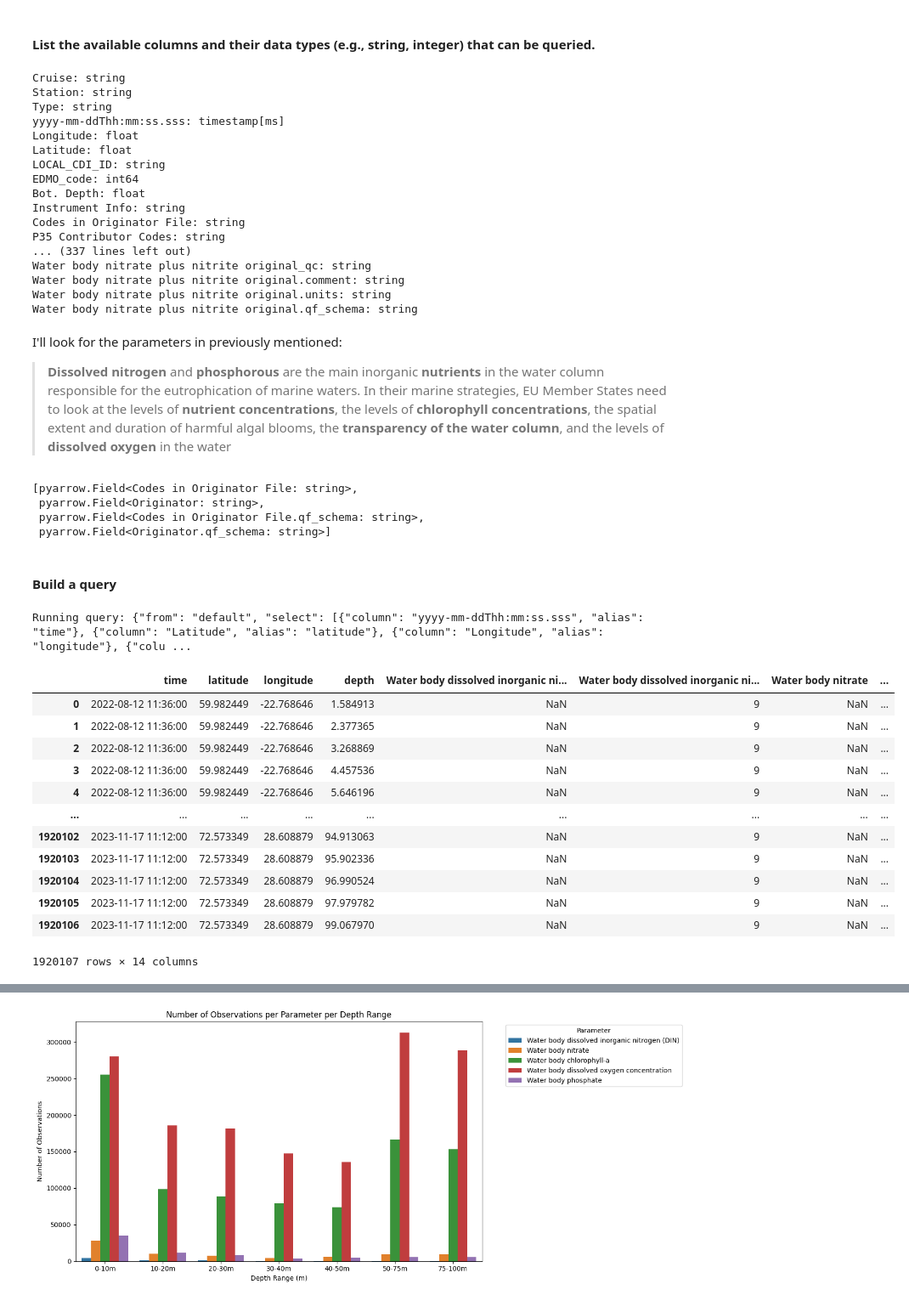
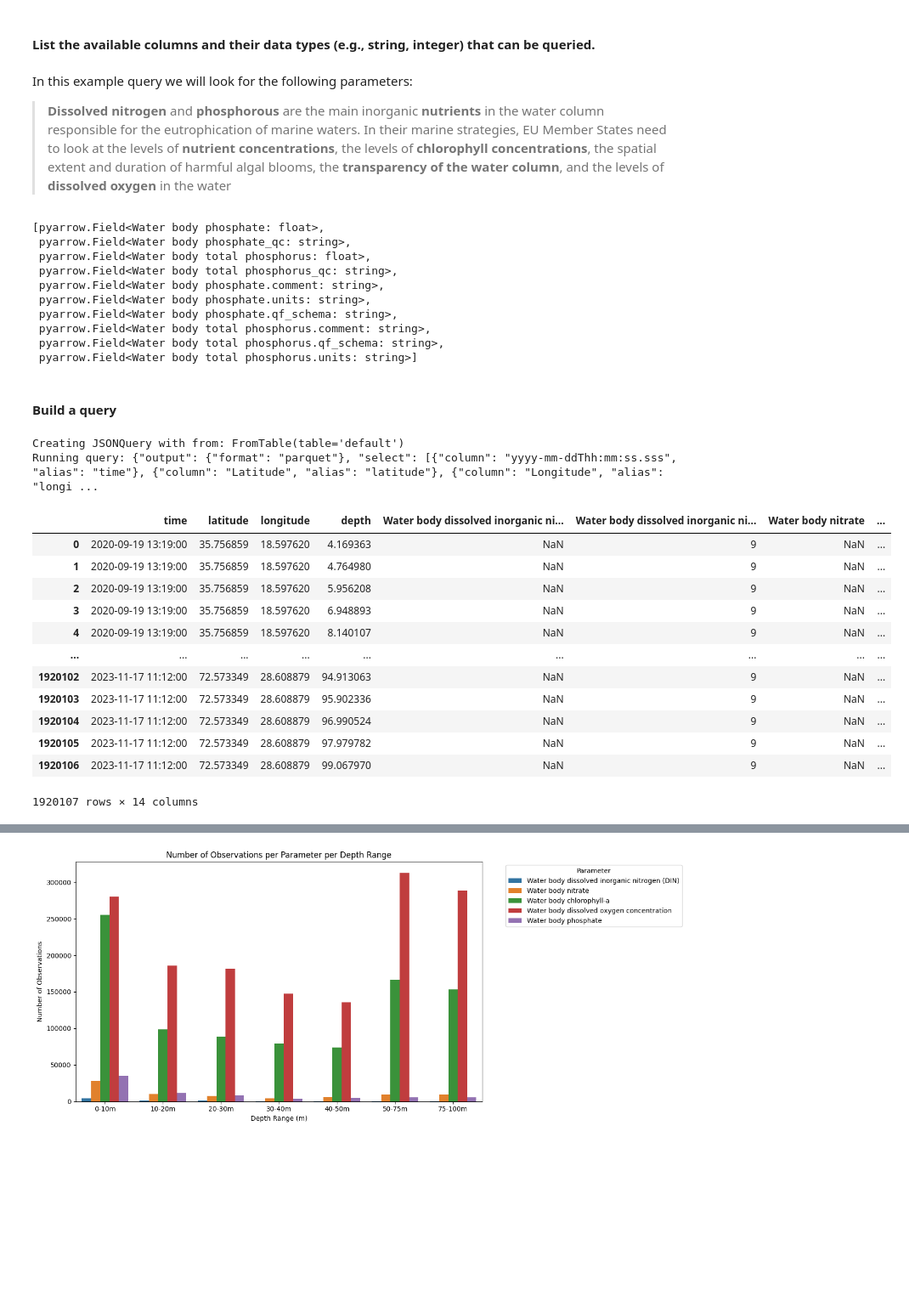
Before and after one commit to maris-development/beacon-blue-cloud, a Jupyter notebook: notebook-examples/hackathon/emodnet-chemistry.ipynb, the cells around one changed output, grey strips where cells are left out. Shown at 85% size. Cells and saved outputs as stored; diff of their text form; code cells hidden in the pictures; blank space fills up the shorter version.

Commit message:
final version of EMODNET CHEMY MONO

```diff
--- a/notebook-examples/hackathon/emodnet-chemistry.ipynb
+++ b/notebook-examples/hackathon/emodnet-chemistry.ipynb
@@ -33,5 +60,5 @@ If you are running the notebook outside the D4Science VRE you will need to get t
 # %%
 TOKEN = os.getenv('D4SCIENCE_TOKEN') # This will fetch the token from the VRE environment.
-# If you want to run this notebook locally, you can set the TOKEN variable directly here:
-#TOKEN = "<your_token>" # Get your token from https://blue-cloud.d4science.org/group/blue-cloudlab/authorization. Simply press "Get Token" and copy the token here.
-BEACON_INSTANCE_URL = "https://beacon-emod-chem.maris.nl" # Can optionally be replaced with the Beacon running on D4Science: https://beacon-emodnet-chemistry.d4science.org
+emodnet_client = Client('https://beacon-emodnet-chemistry.d4science.org',jwt_token=TOKEN)
+# cmems_client = Client('https://beacon-bgc.d4science.org',jwt_token=TOKEN)
+# wod_client = Client('https://beacon-wod.d4science.org', jwt_token=TOKEN)
@@ -44,45 +65,31 @@ Connected to: https://beacon-emod-chem.maris.nl/ server successfully
 # %% [markdown]
 #### List the available columns and their data types (e.g., string, integer) that can be queried.
-# %%
-client.available_columns_with_data_type()
-# %% [output]
-Cruise: string
-Station: string
-Type: string
-yyyy-mm-ddThh:mm:ss.sss: timestamp[ms]
-Longitude: float
-Latitude: float
-LOCAL_CDI_ID: string
-EDMO_code: int64
-Bot. Depth: float
-Instrument Info: string
-Codes in Originator File: string
-P35 Contributor Codes: string
-... (337 lines left out)
-Water body nitrate plus nitrite original_qc: string
-Water body nitrate plus nitrite original.comment: string
-Water body nitrate plus nitrite original.units: string
-Water body nitrate plus nitrite original.qf_schema: string
 # %% [markdown]
-I'll look for the parameters in previously mentioned:
+In this example query we will look for the following parameters:
 
 > **Dissolved nitrogen** and **phosphorous** are the main inorganic **nutrients** in the water column responsible for the eutrophication of marine waters. In their marine strategies, EU Member States need to look at the levels of **nutrient concentrations**, the levels of **chlorophyll concentrations**, the spatial extent and duration of harmful algal blooms, the **transparency of the water column**, and the levels of **dissolved oxygen** in the water
 # %%
 # search for a specific column
-columns = client.available_columns_with_data_type()
-search_term = "originator"
+columns = emodnet_client.available_columns_with_data_type()
+search_term = "phos"
 [field for field in columns if search_term in field.name.lower()]
 # %% [output]
-[pyarrow.Field<Codes in Originator File: string>,
- pyarrow.Field<Originator: string>,
- pyarrow.Field<Codes in Originator File.qf_schema: string>,
- pyarrow.Field<Originator.qf_schema: string>]
+[pyarrow.Field<Water body phosphate: float>,
+ pyarrow.Field<Water body phosphate_qc: string>,
+ pyarrow.Field<Water body total phosphorus: float>,
+ pyarrow.Field<Water body total phosphorus_qc: string>,
+ pyarrow.Field<Water body phosphate.comment: string>,
+ pyarrow.Field<Water body phosphate.units: string>,
+ pyarrow.Field<Water body phosphate.qf_schema: string>,
+ pyarrow.Field<Water body total phosphorus.comment: string>,
+ pyarrow.Field<Water body total phosphorus.qf_schema: string>,
+ pyarrow.Field<Water body total phosphorus.units: string>]
 # %% [markdown]
 #### Build a query
 # %%
 
 df = (
-    client.query()
+    emodnet_client.query()
     .add_select_column(
         "yyyy-mm-ddThh:mm:ss.sss", alias="time"
     )  # Select the columns you want to retrieve
@@ -111,39 +118,40 @@ df = (
     .add_range_filter(
         "depth", 0, 100
     )  # Depth range from 0 to 100 meters (you can adjust as needed)
     # .add_polygon_filter(
     #     "latitude",
     #     "longitude",
     #     [
     #         (13.77, 46.23),
     #         (11.14, 44.72),
     #         (12.15, 43.46),
     #         (15.05, 40.79),
     #         (16.37, 39.17),
     #         (21.29, 39.04),
     #         (21.33, 41.88),
     #         (14.70, 46.63),
     #         (13.77, 46.23),
     #     ],
     # )  # Define a polygon area (you can adjust the coordinates as needed)
     .add_filter(
         OrFilter([IsNotNullFilter("Water body chlorophyll-a"), IsNotNullFilter("Water body dissolved oxygen concentration"), IsNotNullFilter("Water body phosphate"), IsNotNullFilter("Water body nitrate")])
     )  # Ensure the parameter selected is not null
     .to_pandas_dataframe()  # Convert the results to a pandas DataFrame. This will execute the query. You can use any of the other 'to_*' methods to get the results in different formats.
     #  .to_netcdf("./file_path")  # You can also use .to_parquet() to get the results in Parquet format
     #  .to_parquet("./file_path")  # You can also use .to_netcdf() to get the results in NetCDF format
     #  .to_zarr("./file_path")  # You can also use .to_zarr() to get the results in Zarr format
     # .to_geo_pandas_dataframe("longitude","latitude")
 )
 df
 # %% [output]
-Running query: {"from": "default", "select": [{"column": "yyyy-mm-ddThh:mm:ss.sss", "alias": "time"}, {"column": "Latitude", "alias": "latitude"}, {"column": "Longitude", "alias": "longitude"}, {"colu ...
+Creating JSONQuery with from: FromTable(table='default')
+Running query: {"output": {"format": "parquet"}, "select": [{"column": "yyyy-mm-ddThh:mm:ss.sss", "alias": "time"}, {"column": "Latitude", "alias": "latitude"}, {"column": "Longitude", "alias": "longi ...
 |  | time | latitude | longitude | depth | Water body dissolved inorganic ni... | Water body dissolved inorganic ni... | Water body nitrate | ... |
-| 0 | 2022-08-12 11:36:00 | 59.982449 | -22.768646 | 1.584913 | NaN | 9 | NaN | ... |
-| 1 | 2022-08-12 11:36:00 | 59.982449 | -22.768646 | 2.377365 | NaN | 9 | NaN | ... |
-| 2 | 2022-08-12 11:36:00 | 59.982449 | -22.768646 | 3.268869 | NaN | 9 | NaN | ... |
-| 3 | 2022-08-12 11:36:00 | 59.982449 | -22.768646 | 4.457536 | NaN | 9 | NaN | ... |
-| 4 | 2022-08-12 11:36:00 | 59.982449 | -22.768646 | 5.646196 | NaN | 9 | NaN | ... |
+| 0 | 2020-09-19 13:19:00 | 35.756859 | 18.597620 | 4.169363 | NaN | 9 | NaN | ... |
+| 1 | 2020-09-19 13:19:00 | 35.756859 | 18.597620 | 4.764980 | NaN | 9 | NaN | ... |
+| 2 | 2020-09-19 13:19:00 | 35.756859 | 18.597620 | 5.956208 | NaN | 9 | NaN | ... |
+| 3 | 2020-09-19 13:19:00 | 35.756859 | 18.597620 | 6.948893 | NaN | 9 | NaN | ... |
+| 4 | 2020-09-19 13:19:00 | 35.756859 | 18.597620 | 8.140107 | NaN | 9 | NaN | ... |
 | ... | ... | ... | ... | ... | ... | ... | ... | ... |
 | 1920102 | 2023-11-17 11:12:00 | 72.573349 | 28.608879 | 94.913063 | NaN | 9 | NaN | ... |
 | 1920103 | 2023-11-17 11:12:00 | 72.573349 | 28.608879 | 95.902336 | NaN | 9 | NaN | ... |
```
Also changed, not shown: parts of 12 cells of this notebook, 1 other file.
